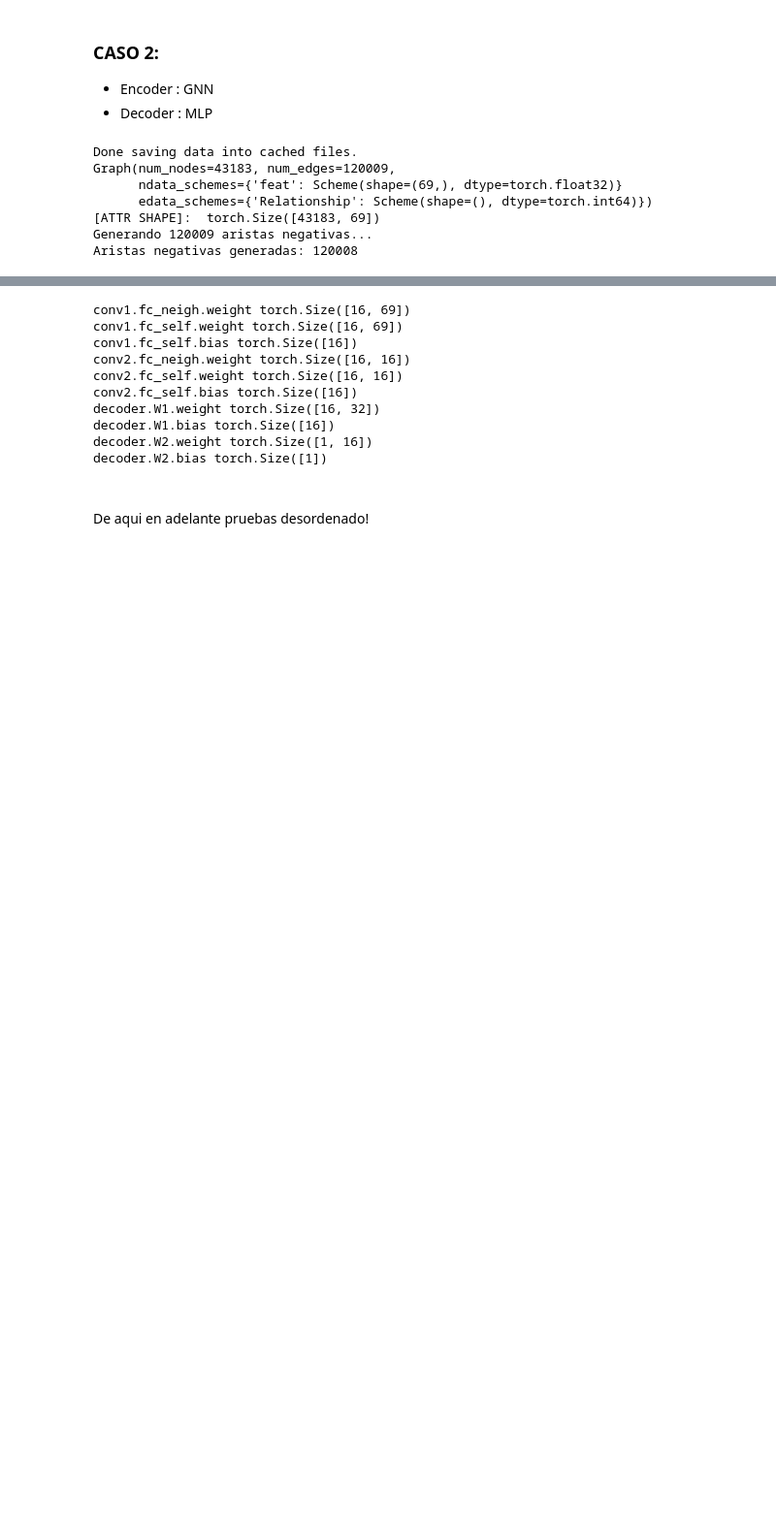
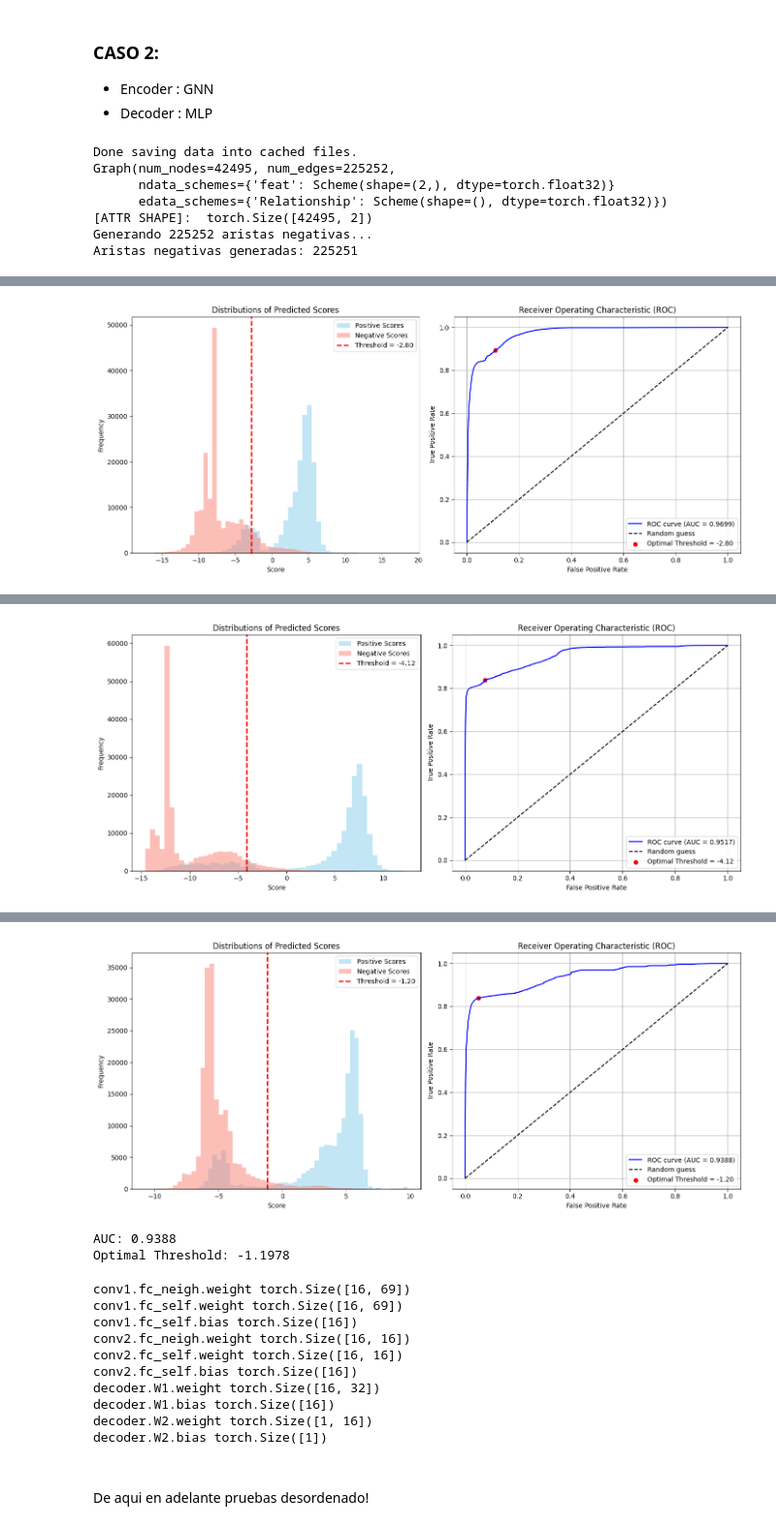
Before and after one commit to valesteban/TrabajoTesis, a Jupyter notebook: train_embeddings.ipynb, the cells around one changed output, grey strips where cells are left out. Shown: that part at 97% size. Saved outputs shown, nothing was run; the diff lists cells and outputs as text; code cells hidden in the pictures; blank space fills up the shorter version.

```diff
--- a/train_embeddings.ipynb
+++ b/train_embeddings.ipynb
@@ -258,17 +337,17 @@ gnn.load_dataset(dataset_graph_path, force_reload=True)
 
 print('[ATTR SHAPE]: ',gnn.dgl_graph.ndata['feat'].shape)
 
-gnn.split_graph_edges(train_size=0.8)
+gnn.split_graph_edges_basic(train_size=0.8)
 # %% [output]
 Done saving data into cached files.
-Graph(num_nodes=43183, num_edges=120009,
-      ndata_schemes={'feat': Scheme(shape=(69,), dtype=torch.float32)}
-      edata_schemes={'Relationship': Scheme(shape=(), dtype=torch.int64)})
-[ATTR SHAPE]:  torch.Size([43183, 69])
-Generando 120009 aristas negativas...
-Aristas negativas generadas: 120008
+Graph(num_nodes=42495, num_edges=225252,
+      ndata_schemes={'feat': Scheme(shape=(2,), dtype=torch.float32)}
+      edata_schemes={'Relationship': Scheme(shape=(), dtype=torch.float32)})
+[ATTR SHAPE]:  torch.Size([42495, 2])
+Generando 225252 aristas negativas...
+Aristas negativas generadas: 225251
 # %%
-
+decoder = 'MLP'
 in_feats = gnn.dgl_graph.ndata['feat'].shape[1]
 hidden_feats = 32
 out_feats = 16
@@ -287,7 +366,7 @@ for model_name in models:
     # ----------- training -------------------------------- #
 
     all_logits = []
-    for e in range(50):
+    for e in range(100):
 
         # forward
         model.train()
@@ -314,11 +393,11 @@ for model_name in models:
         pos_score = model.decodeMLP(gnn.test_pos_g, h)
         neg_score = model.decodeMLP(gnn.test_neg_g, h)
         print("AUC", compute_auc(pos_score, neg_score))
-
+        plot_roc_with_distributions(pos_score, neg_score,model_name+'_'+decoder+'_'+attr)
     # Guaradar el modelo
-    torch.save(model.state_dict(), f'data/model_emb_{model_name}.pth')
+    torch.save(model.state_dict(), f'data/model_emb_{model_name}_{attr}.pth')
 
     # Guardar los embeddings
-    torch.save(h, f"data/embeddings_ribs_MLP_{model_name}.pt")
+    torch.save(h, f"data/embeddings/embeddings_ribs_MLP_{model_name}_{attr}.pt")
 # %% [output]
 Training model: GCN
@@ -340,0 +415 @@ AUC 0.7041485689366394
+[figure, added]
@@ -340,0 +430 @@ AUC 0.7041485689366394
+[figure, added]
@@ -341,3 +445,6 @@ AUC 0.7041485689366394
+[figure, added]
+AUC: 0.9388
+Optimal Threshold: -1.1978
 # %%
 # Se incluyen los parametros tanto de MLP como de la GNN
 
```
Also changed, not shown: parts of 27 cells of this notebook, 5 other files.
